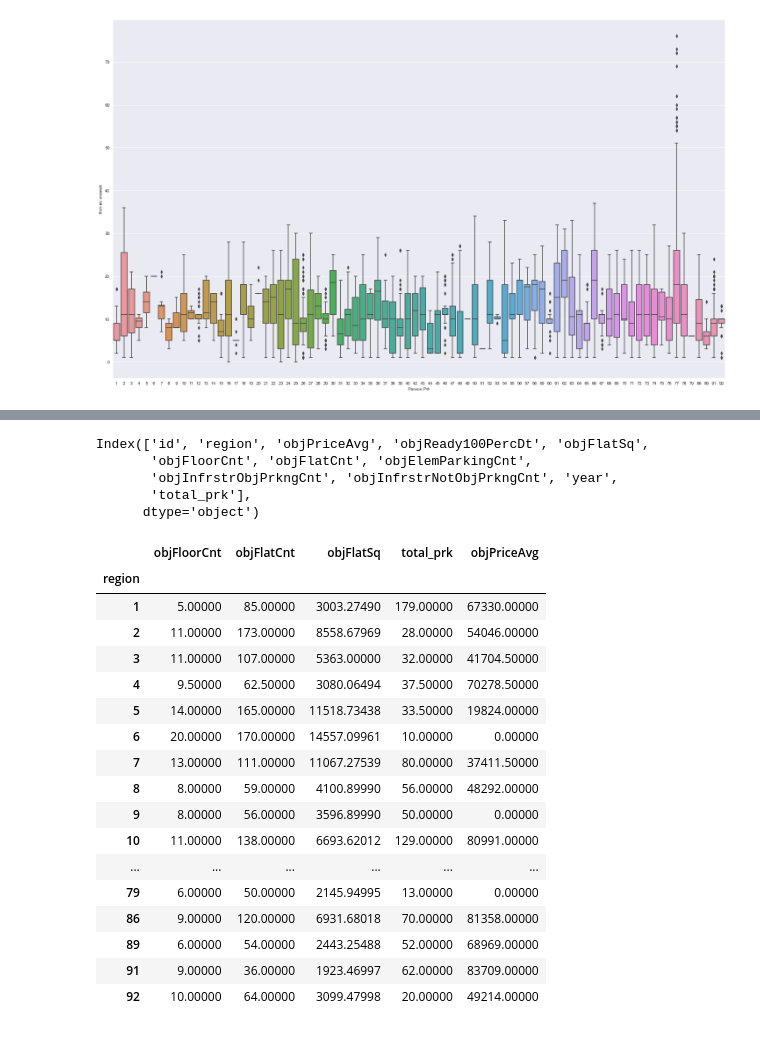
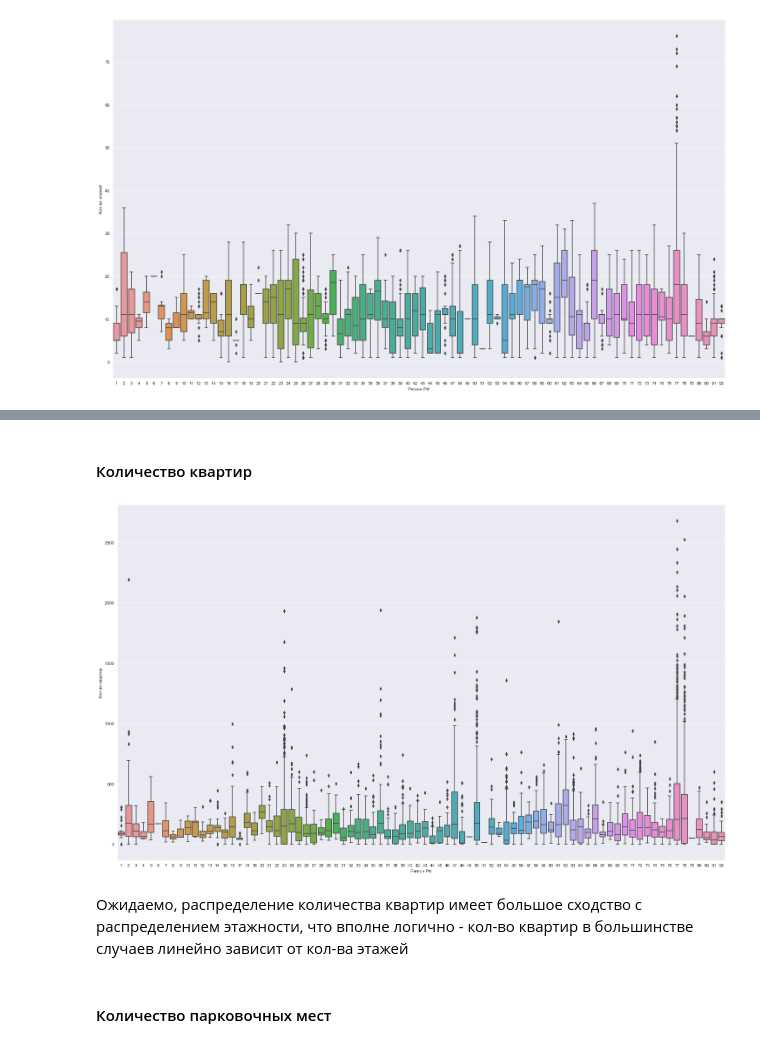
Before and after one commit to iskander-filippov/ds-school-repo, a Jupyter notebook: homework_02/homework_02.ipynb, the cells around one changed output, grey strips where cells are left out. Drawn from its saved outputs; the diff is of its cells as text; code cells hidden in the pictures.

```diff
--- a/homework_02/homework_02.ipynb
+++ b/homework_02/homework_02.ipynb
@@ -205,11 +206,11 @@ Data columns (total 10 columns):
 dtypes: float64(4), int64(4), object(2)
 memory usage: 2.0 MB
 # %%
+# создадим словарь с типами для выполнения downcast
 types_dict = {
     'id': 'unsigned',
     'region': 'unsigned',
     'objPriceAvg': 'float',
-    'objReady100PercDt': 'datetime64',
     'objFlatSq': 'float',
     'objFloorCnt': 'unsigned',
     'objFlatCnt': 'unsigned',
@@ -402 +373,20 @@ plt.show()
+# %% [markdown]
+#### Количество квартир
+# %%
+# строим ящики с усами
+f, ax = plt.subplots(figsize=(25, 15))
+sns.set_color_codes("pastel")
+sns.boxplot(
+    x="region",
+    y="objFlatCnt",
+    data=filtered_data
+)
+ax.set(ylabel='Кол-во квартир', xlabel='Регион РФ')
+plt.show()
+# %% [output]
+[figure, added]
+# %% [markdown]
+Ожидаемо, распределение количества квартир имеет большое сходство с распределением этажности, что вполне логично - кол-во квартир в большинстве случаев линейно зависит от кол-ва этажей
+# %% [markdown]
+#### Количество парковочных мест
 # %%
@@ -403,38 +394 @@ plt.show()
 filtered_data['total_prk'] = filtered_data['objElemParkingCnt'] + filtered_data['objInfrstrObjPrkngCnt'] + filtered_data['objInfrstrNotObjPrkngCnt']
-# %%
-filtered_data.columns
-# %% [output]
-Index(['id', 'region', 'objPriceAvg', 'objReady100PercDt', 'objFlatSq',
-       'objFloorCnt', 'objFlatCnt', 'objElemParkingCnt',
-       'objInfrstrObjPrkngCnt', 'objInfrstrNotObjPrkngCnt', 'year',
-       'total_prk'],
-      dtype='object')
-# %%
-filtered_data.groupby('region').agg(
-    {
-        'objFloorCnt': 'median',
-        'objFlatCnt': 'median',
-        'objFlatSq': 'median',
-        'total_prk': 'median',
-        'objPriceAvg': 'median',
-    }
-)
-# %% [output]
-|  | objFloorCnt | objFlatCnt | objFlatSq | total_prk | objPriceAvg |
-| region |  |  |  |  |  |
-| 1 | 5.00000 | 85.00000 | 3003.27490 | 179.00000 | 67330.00000 |
-| 2 | 11.00000 | 173.00000 | 8558.67969 | 28.00000 | 54046.00000 |
-| 3 | 11.00000 | 107.00000 | 5363.00000 | 32.00000 | 41704.50000 |
-| 4 | 9.50000 | 62.50000 | 3080.06494 | 37.50000 | 70278.50000 |
-| 5 | 14.00000 | 165.00000 | 11518.73438 | 33.50000 | 19824.00000 |
-| 6 | 20.00000 | 170.00000 | 14557.09961 | 10.00000 | 0.00000 |
-| 7 | 13.00000 | 111.00000 | 11067.27539 | 80.00000 | 37411.50000 |
-| 8 | 8.00000 | 59.00000 | 4100.89990 | 56.00000 | 48292.00000 |
-| 9 | 8.00000 | 56.00000 | 3596.89990 | 50.00000 | 0.00000 |
-| 10 | 11.00000 | 138.00000 | 6693.62012 | 129.00000 | 80991.00000 |
-| ... | ... | ... | ... | ... | ... |
-| 79 | 6.00000 | 50.00000 | 2145.94995 | 13.00000 | 0.00000 |
-| 86 | 9.00000 | 120.00000 | 6931.68018 | 70.00000 | 81358.00000 |
-| 89 | 6.00000 | 54.00000 | 2443.25488 | 52.00000 | 68969.00000 |
-| 91 | 9.00000 | 36.00000 | 1923.46997 | 62.00000 | 83709.00000 |
-| 92 | 10.00000 | 64.00000 | 3099.47998 | 20.00000 | 49214.00000 |
```
Also changed, not shown: parts of 32 cells of this notebook.
